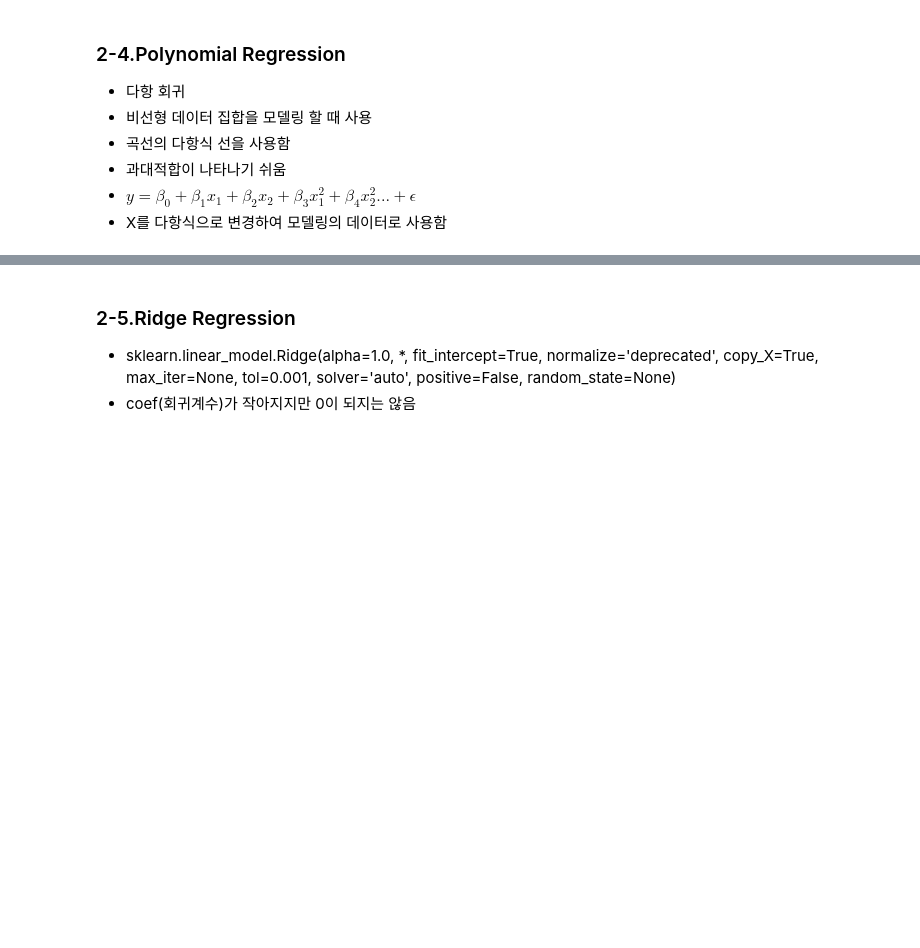
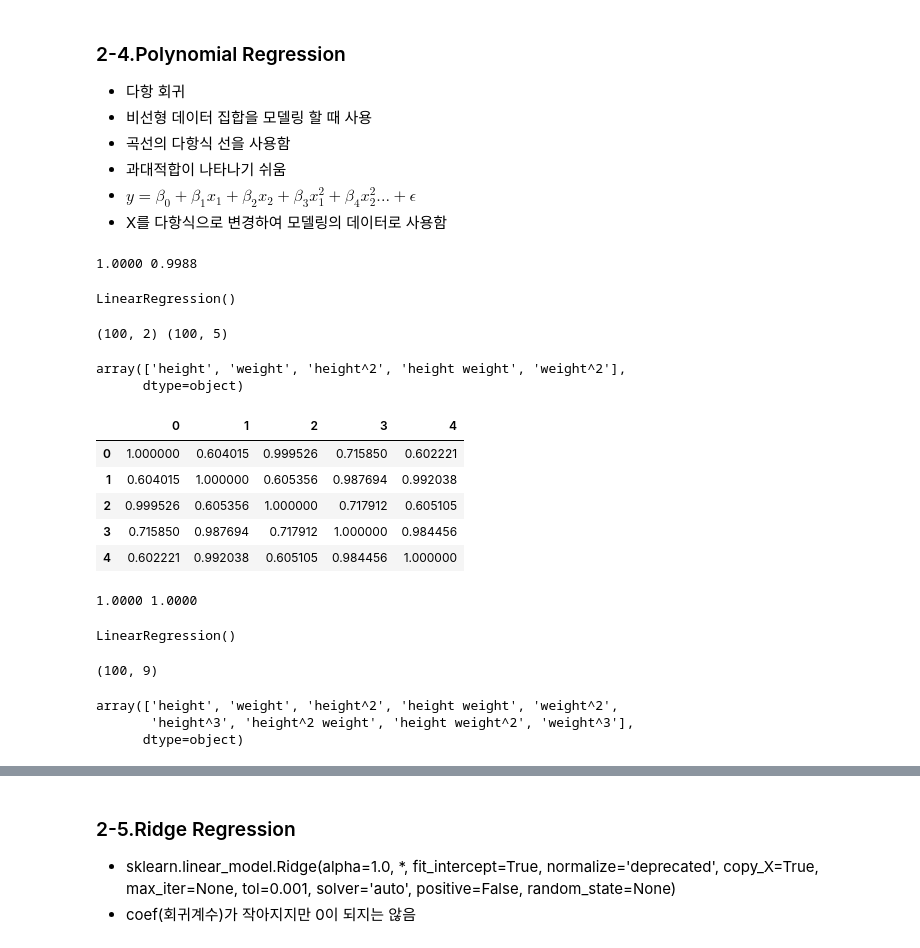
Before and after one commit to localtic/bigdata, a Jupyter notebook: [ML_04]_regression_LAB.ipynb, the cells around one changed output, grey strips where cells are left out. Drawn from its saved outputs; the diff is of its cells as text; code cells hidden in the pictures; blank space fills up the shorter version.

```diff
--- a/[ML_04]_regression_LAB.ipynb
+++ b/[ML_04]_regression_LAB.ipynb
@@ -65,5 +133,9 @@ def make_outlier(seedno, size):
 # %%
 # [2] 각 데이터를 파일에서 읽어오기
 # X_use, X_submission, Y, Y_hidden 이름 사용
+X_use = pd.read_csv('x_train.csv')
+X_submission = pd.read_csv('x_test.csv')
+Y = pd.read_csv('y_train.csv')
+Y_hidden = pd.read_csv('y_test.csv')
 # %%
 # X_use, Y를 합쳐서 dfXY 생성
@@ -88,3 +180,7 @@ def Model_Train(model, XF, YF):
 - 오차(잔차)가 가장 적게 발생하는 계수, 절편 찾기
 # %%
 # [2] outlier가 포함되지 않은 경우, LinearRegression 모델 사용
+Xnormal = X_use[['height', 'weight']]
+Ynormal = Y['BMI']
+model = LinearRegression()
+Model_Train(model, Xnormal, Ynormal)
@@ -119,8 +299,60 @@ def Model_Train(model, XF, YF):
 # %%
 # sklearn.preprocessing.PolynomialFeatures(degree=2, *,
 #               interaction_only=False, include_bias=True, order='C')
+# %%
+# [12] PolynomialFeatures 사용하여 2차항이 포함되도록
+# Xnormal을 변환 함 (PolynomialFeatures에 poly2, 변환 결과에 Xpoly2 이름 부여)
+from sklearn.preprocessing import PolynomialFeatures
+# 기본값도 2이지만 명시해 주는 것이 좋음, bias 포함하고 싶지 않으면 False로(보통 False)
+# interaction_only=True 하면 2차항 3차항 사라짐 (보통 False)
+poly2 = PolynomialFeatures(degree=2, include_bias=False)
+Xpoly2 = poly2.fit_transform(Xnormal)
+model = LinearRegression()
+Model_Train(model, Xpoly2, Ynormal)
+# %% [output]
+1.0000 0.9988
+LinearRegression()
+# %%
+# [13] Xpoly2의 shape 확인
+print(Xnormal.shape, Xpoly2.shape)
+# %% [output]
+(100, 2) (100, 5)
+# %%
+# [14] poly2의 feature_names 확인
+poly2.get_feature_names_out()
+# %% [output]
+array(['height', 'weight', 'height^2', 'height weight', 'weight^2'],
+      dtype=object)
+# %%
+# [15] Xpoly2의 상관계수 확인
+# DataFrame으로 바꿔야 확인할 수 있음
+pd.DataFrame(Xpoly2).corr()
+# %% [output]
+|  | 0 | 1 | 2 | 3 | 4 |
+| 0 | 1.000000 | 0.604015 | 0.999526 | 0.715850 | 0.602221 |
+| 1 | 0.604015 | 1.000000 | 0.605356 | 0.987694 | 0.992038 |
+| 2 | 0.999526 | 0.605356 | 1.000000 | 0.717912 | 0.605105 |
+| 3 | 0.715850 | 0.987694 | 0.717912 | 1.000000 | 0.984456 |
+| 4 | 0.602221 | 0.992038 | 0.605105 | 0.984456 | 1.000000 |
 # %%
-# [12] PolynomialFeatures 사용하여 2차항이 포함되도록
-# Xnormal을 변환 함 (PolynomialFeatures에 poly2, 변환 결과에 Xpoly2 이름 부여)
+# [16] PolynomialFeatures 사용하여 3차항이 포함되도록
+# Xnormal을 변환 함 (PolynomialFeatures에 poly3, 변환 결과에 Xpoly3 이름 부여)
+poly3 = PolynomialFeatures(degree=3, include_bias=False)
+Xpoly3 = poly3.fit_transform(Xnormal)
+model = LinearRegression()
+Model_Train(model, Xpoly3, Ynormal)
+# %% [output]
+1.0000 1.0000
+LinearRegression()
+# %%
+# [17] Xpoly3의 shape 확인
+print(Xpoly3.shape)
+# %% [output]
+(100, 9)
 # %%
-# [13] Xpoly2의 shape 확인
+# [18] poly3의 shape 확인
+poly3.get_feature_names_out()
+# %% [output]
+array(['height', 'weight', 'height^2', 'height weight', 'weight^2',
+       'height^3', 'height^2 weight', 'height weight^2', 'weight^3'],
+      dtype=object)
```
Also changed, not shown: parts of 38 cells of this notebook.
